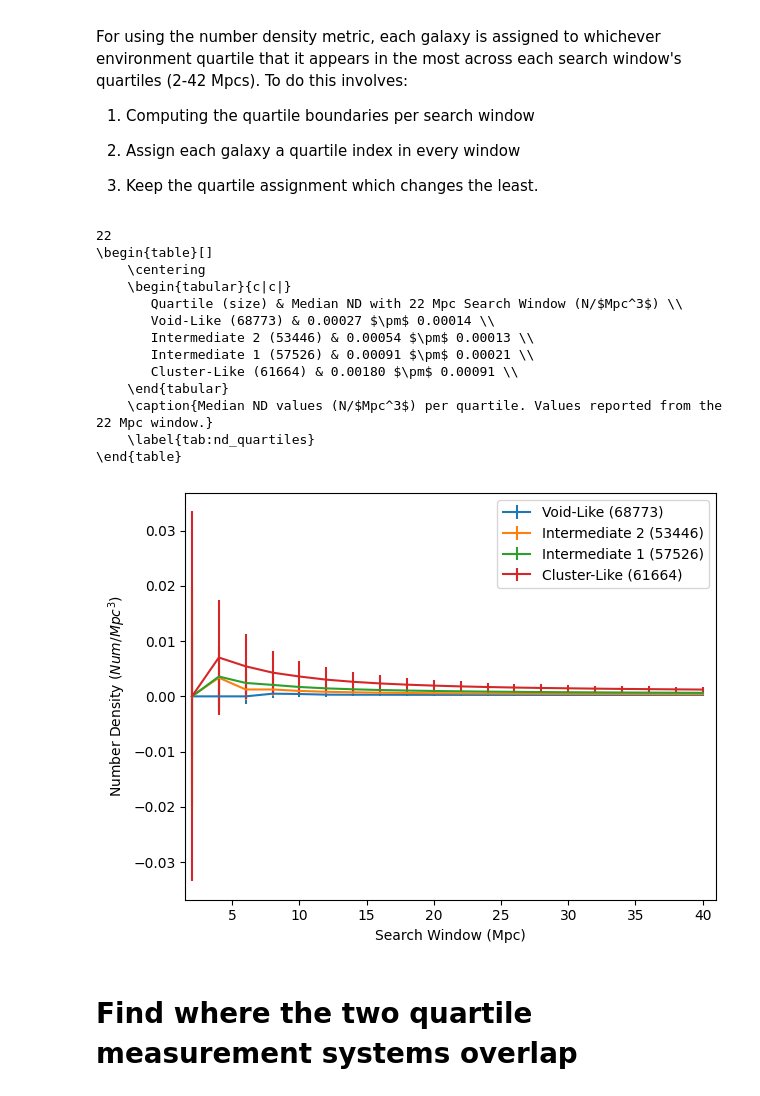
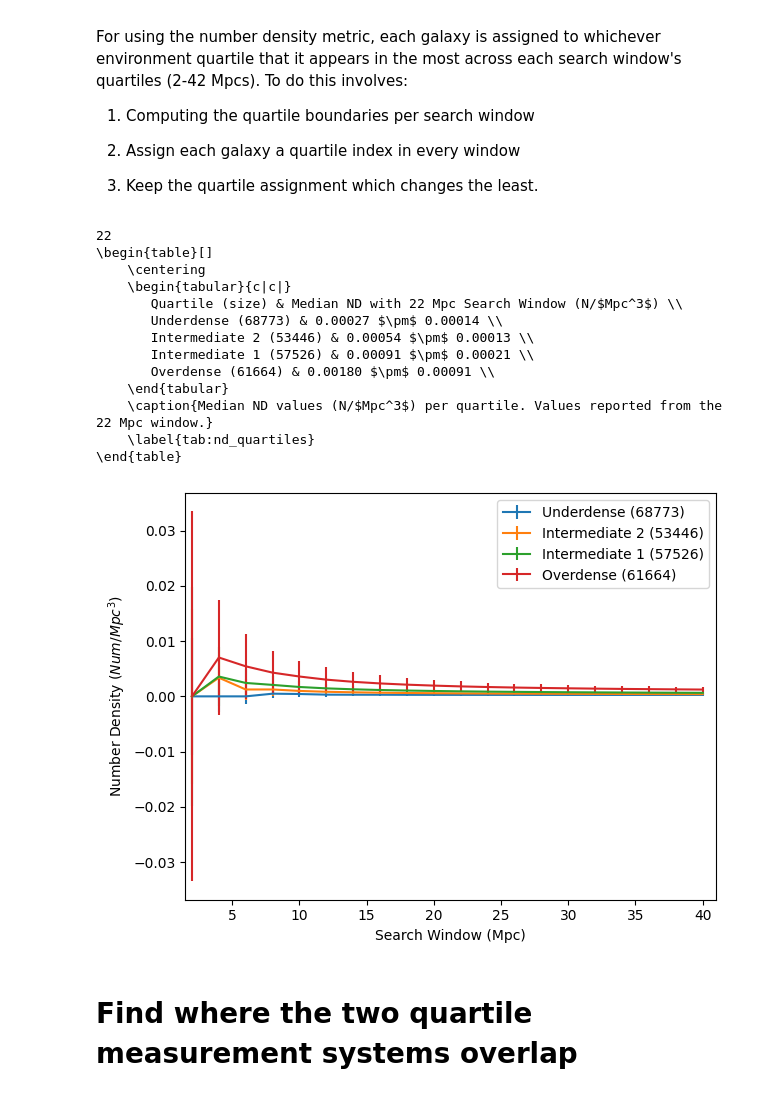
Before and after one commit to maraMaraschino/capstone-project, a Jupyter notebook: Notebooks/data_cuts_notebook.ipynb, the cells around one changed output. Drawn from its saved outputs; the diff is of its cells as text; code cells hidden in the pictures.

```diff
--- a/Notebooks/data_cuts_notebook.ipynb
+++ b/Notebooks/data_cuts_notebook.ipynb
@@ -206,7 +206,7 @@ def quartiles_by_5NN(proper_5NN, z_vals, dz, alpha=1, plt_name=False, plt_title=
         q4_stds.append(np.std(q4_vals))
 
     quartile_masks = [q1_mask, q2_mask, q3_mask, q4_mask]
-    q_labels = ['Cluster-Like', 'Intermediate 1', 'Intermediate 2', 'Void-Like']
+    q_labels = ['Overdense', 'Intermediate 1', 'Intermediate 2', 'Underdense']
     means = [q1_means, q2_means, q3_means, q4_means]
     medians = [q1_medians, q2_medians, q3_medians, q4_medians]
     stds = [q1_stds, q2_stds, q3_stds, q4_stds]
@@ -337,7 +337,7 @@ def density_quartiles(density_vals, value="mode", print_table=False):
     radii = np.arange(2, 42, 2)
 
     q1, q2, q3 = np.percentile(density_vals, [25, 50, 75], axis=0)
-    q_labels = ['Void-Like', 'Intermediate 2', 'Intermediate 1', 'Cluster-Like']
+    q_labels = ['Underdense', 'Intermediate 2', 'Intermediate 1', 'Overdense']
 
     quartile_index = np.zeros_like(density_vals, dtype=np.int8)
 
@@ -405,36 +405,36 @@ def density_quartiles(density_vals, value="mode", print_table=False):
     #plt.ylim(-0.005, 0.019)
     plt.legend()
     plt.xlabel("Search Window (Mpc)")
     plt.ylabel(r"Number Density ($Num/Mpc^3$)")
     plt.tight_layout()
     plt.show()
 
     return quartile_masks, q_labels
 
 
 den_quartile_masks, den_q_labels = density_quartiles(density_vals, "mode", print_table=True)
 
 [den_q1, den_q2, den_q3, den_q4] = den_quartile_masks
 index_den = np.full(len(density_vals), -1)
 index_den[den_q1] = 0
 index_den[den_q2] = 1
 index_den[den_q3] = 2
 index_den[den_q4] = 3
 # %% [output]
 22
 \begin{table}[]
     \centering
     \begin{tabular}{c|c|}
        Quartile (size) & Median ND with 22 Mpc Search Window (N/$Mpc^3$) \\
-       Void-Like (68773) & 0.00027 $\pm$ 0.00014 \\
+       Underdense (68773) & 0.00027 $\pm$ 0.00014 \\
        Intermediate 2 (53446) & 0.00054 $\pm$ 0.00013 \\
        Intermediate 1 (57526) & 0.00091 $\pm$ 0.00021 \\
-       Cluster-Like (61664) & 0.00180 $\pm$ 0.00091 \\
+       Overdense (61664) & 0.00180 $\pm$ 0.00091 \\
     \end{tabular}
     \caption{Median ND values (N/$Mpc^3$) per quartile. Values reported from the 22 Mpc window.}
     \label{tab:nd_quartiles}
 \end{table}
-[figure, old version]
+[figure, new version]
 # %% [markdown]
 # Find where the two quartile measurement systems overlap
 # %%
```
Also changed, not shown: parts of 6 cells of this notebook, 1 other file.
